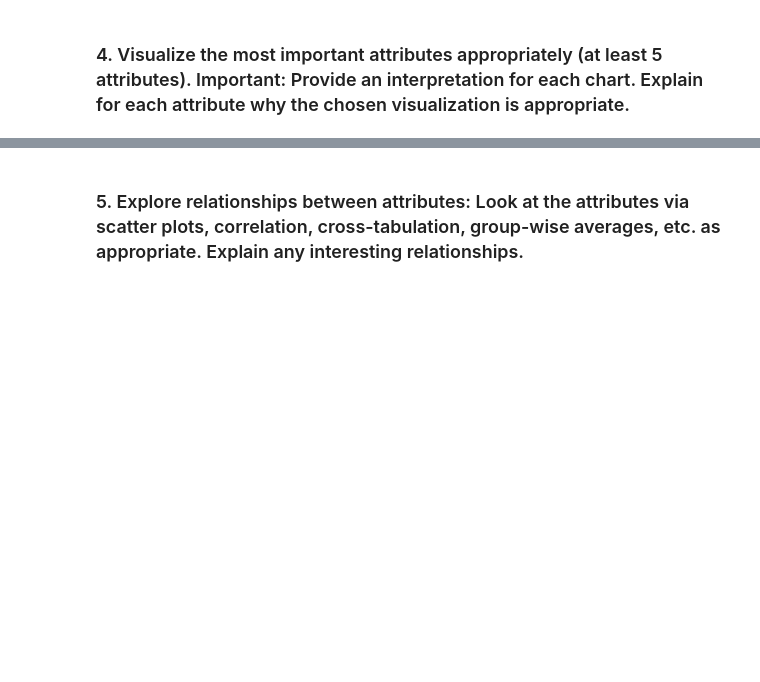
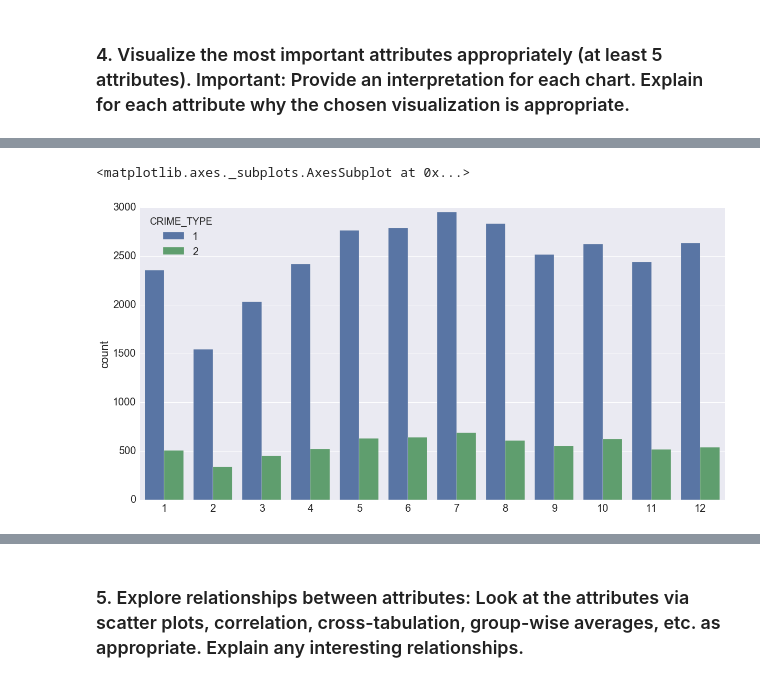
Before and after one commit to elkinst65/MSDS7331_Project_DC, a Jupyter notebook: MSDS7331 DC Crime 2015.ipynb, the cells around one changed output, grey strips where cells are left out. Drawn from its saved outputs; the diff is of its cells as text; code cells hidden in the pictures; blank space fills up the shorter version.

```diff
--- a/MSDS7331 DC Crime 2015.ipynb
+++ b/MSDS7331 DC Crime 2015.ipynb
@@ -770,0 +807,9 @@ Name: TIME_TO_REPORT, dtype: float64
+# %%
+tmpdf = dc[['START_DATE', 'CRIME_TYPE']]
+tmpdf = tmpdf.set_index('START_DATE')
+
+plt.figure(figsize=(20, 10))
+sns.countplot(x=tmpdf.index.month, hue='CRIME_TYPE', data=tmpdf)
+# %% [output]
+<matplotlib.axes._subplots.AxesSubplot at 0x...>
+[figure, added]
```
Also changed, not shown: parts of 15 cells of this notebook.
